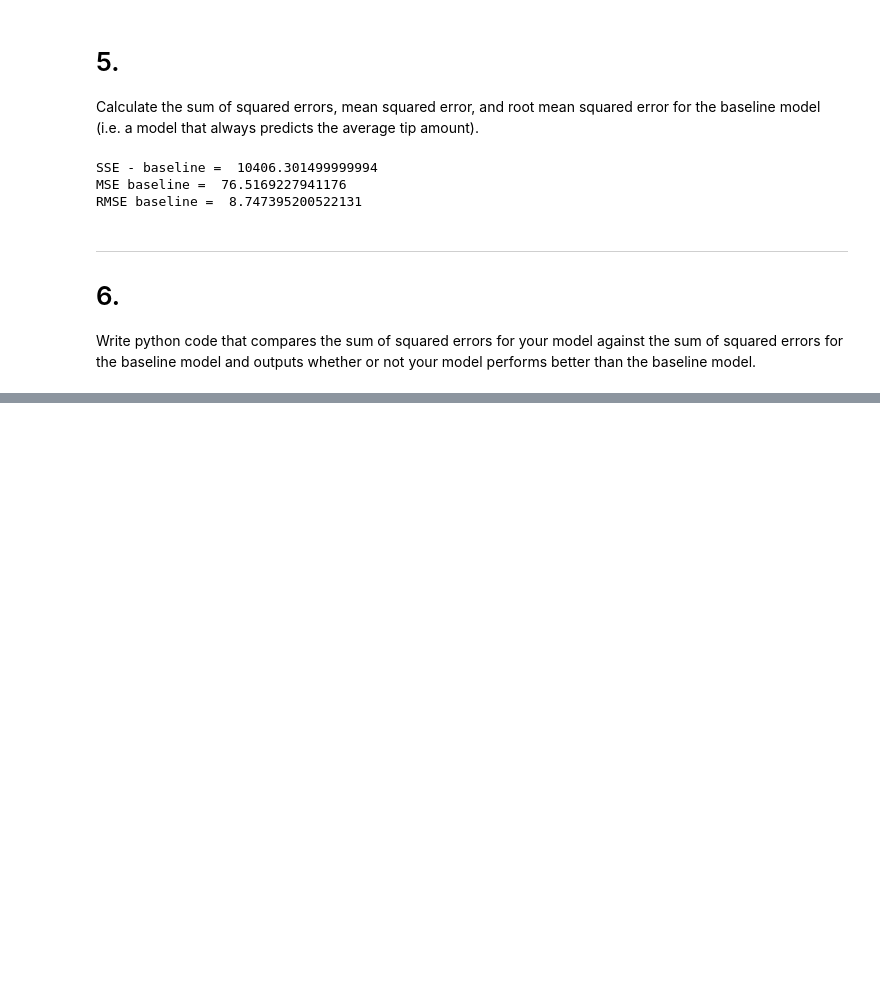
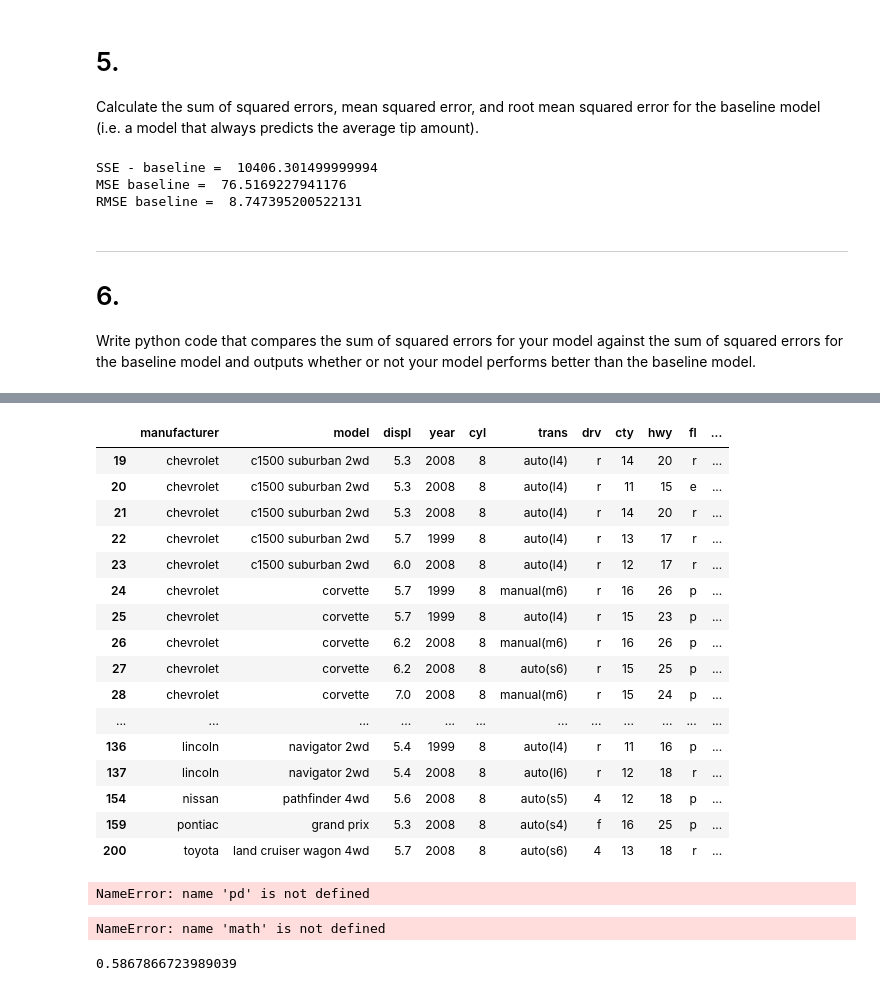
Before and after one commit to VelasquezAlejandro044/regression-exercises, a Jupyter notebook: evaluate.ipynb, the cells around one changed output, grey strips where cells are left out. Saved outputs shown, nothing was run; the diff lists cells and outputs as text; code cells hidden in the pictures; blank space fills up the shorter version.

```diff
--- a/evaluate.ipynb
+++ b/evaluate.ipynb
@@ -348,0 +412,37 @@ Is your model better than the baseline model?
+# %%
+mpg[mpg.displ > 5]
+# %% [output]
+|  | manufacturer | model | displ | year | cyl | trans | drv | cty | hwy | fl | ... |
+| 19 | chevrolet | c1500 suburban 2wd | 5.3 | 2008 | 8 | auto(l4) | r | 14 | 20 | r | ... |
+| 20 | chevrolet | c1500 suburban 2wd | 5.3 | 2008 | 8 | auto(l4) | r | 11 | 15 | e | ... |
+| 21 | chevrolet | c1500 suburban 2wd | 5.3 | 2008 | 8 | auto(l4) | r | 14 | 20 | r | ... |
+| 22 | chevrolet | c1500 suburban 2wd | 5.7 | 1999 | 8 | auto(l4) | r | 13 | 17 | r | ... |
+| 23 | chevrolet | c1500 suburban 2wd | 6.0 | 2008 | 8 | auto(l4) | r | 12 | 17 | r | ... |
+| 24 | chevrolet | corvette | 5.7 | 1999 | 8 | manual(m6) | r | 16 | 26 | p | ... |
+| 25 | chevrolet | corvette | 5.7 | 1999 | 8 | auto(l4) | r | 15 | 23 | p | ... |
+| 26 | chevrolet | corvette | 6.2 | 2008 | 8 | manual(m6) | r | 16 | 26 | p | ... |
+| 27 | chevrolet | corvette | 6.2 | 2008 | 8 | auto(s6) | r | 15 | 25 | p | ... |
+| 28 | chevrolet | corvette | 7.0 | 2008 | 8 | manual(m6) | r | 15 | 24 | p | ... |
+| ... | ... | ... | ... | ... | ... | ... | ... | ... | ... | ... | ... |
+| 136 | lincoln | navigator 2wd | 5.4 | 1999 | 8 | auto(l4) | r | 11 | 16 | p | ... |
+| 137 | lincoln | navigator 2wd | 5.4 | 2008 | 8 | auto(l6) | r | 12 | 18 | r | ... |
+| 154 | nissan | pathfinder 4wd | 5.6 | 2008 | 8 | auto(s5) | 4 | 12 | 18 | p | ... |
+| 159 | pontiac | grand prix | 5.3 | 2008 | 8 | auto(s4) | f | 16 | 25 | p | ... |
+| 200 | toyota | land cruiser wagon 4wd | 5.7 | 2008 | 8 | auto(s6) | 4 | 13 | 18 | r | ... |
+# %%
+# calculate regressions errors
+evaluate.regression_errors(mpg.hwy, predictions)
+# %% [output]
+NameError: name 'pd' is not defined
+# %%
+# is our model better than baseline?
+
+evaluate.better_than_baseline(mpg.hwy, predictions)
+# %% [output]
+NameError: name 'math' is not defined
+# %%
+# R2 score
+
+r2_score(mpg.hwy, predictions)
+# %% [output]
+0.5867866723989039
```
Also changed, not shown: parts of 25 cells of this notebook, 3 other files.
